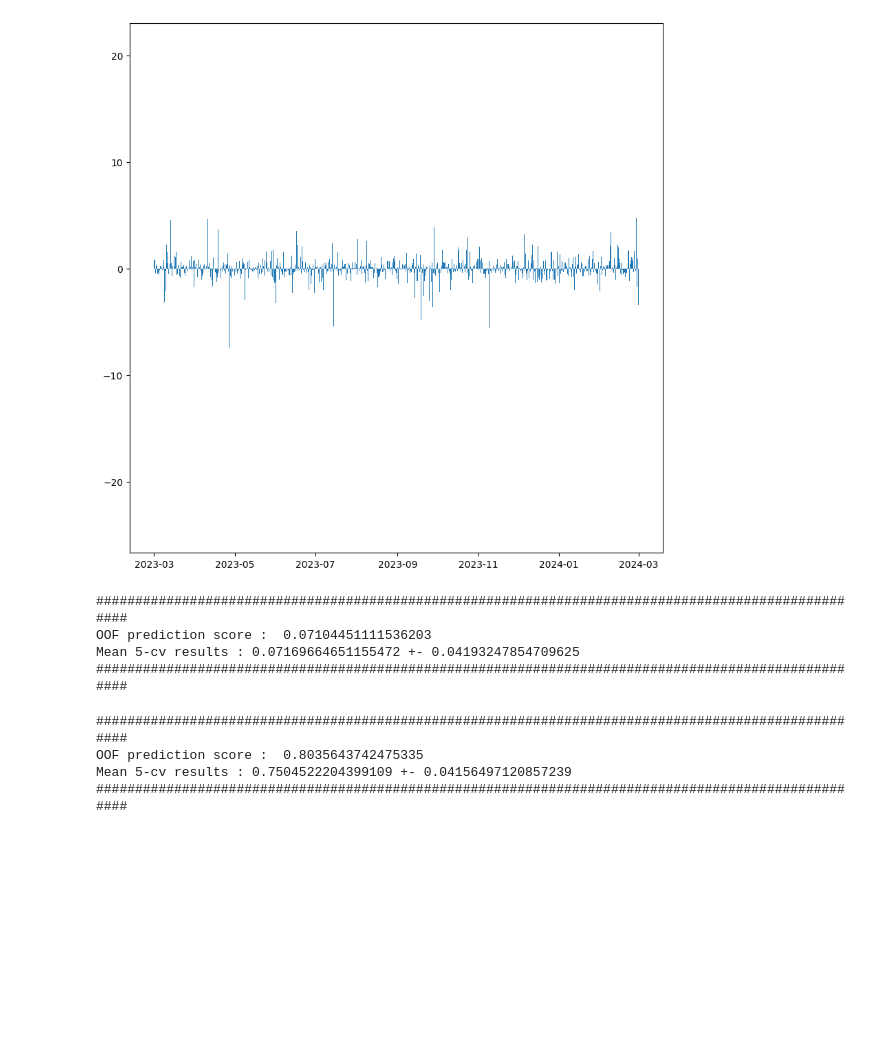
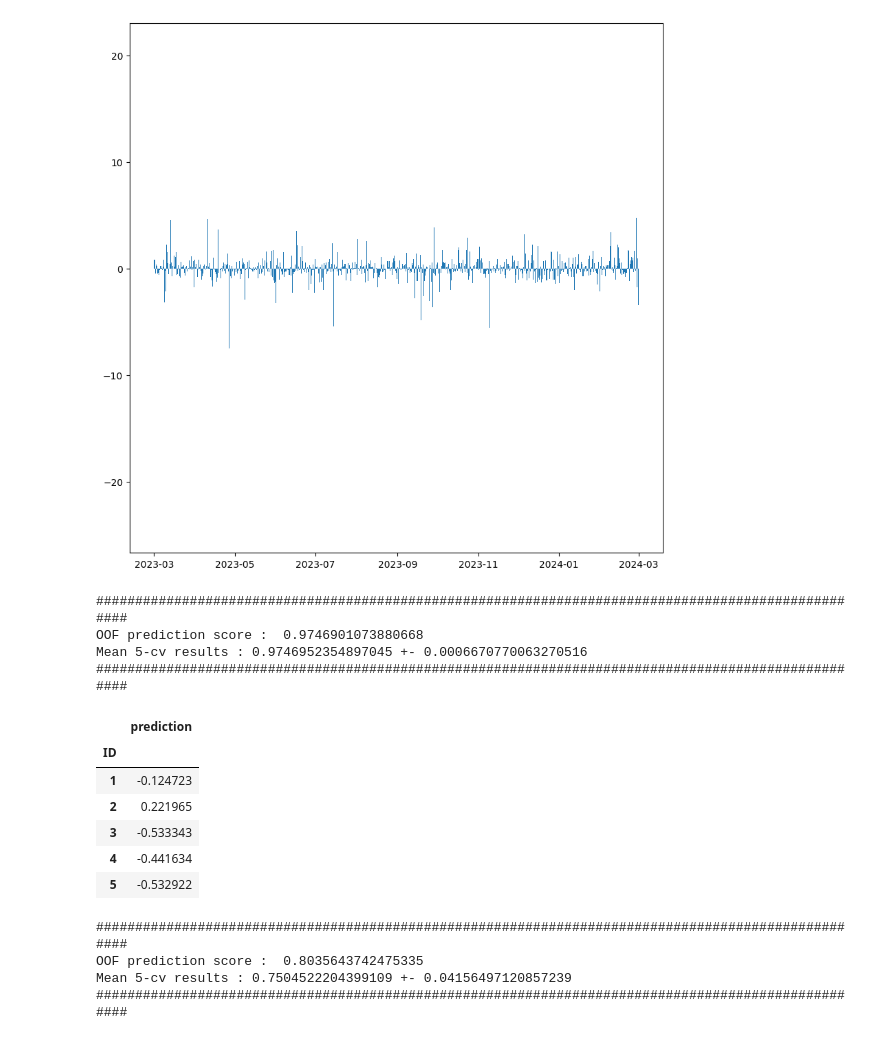
Before and after one commit to yuwei-1/Kaggle-tools, a Jupyter notebook: notebooks/drw_data_exploration.ipynb, the cells around one changed output. Cells and saved outputs as stored; diff of their text form; code cells hidden in the pictures; blank space fills up the shorter version.

```diff
--- a/notebooks/drw_data_exploration.ipynb
+++ b/notebooks/drw_data_exploration.ipynb
@@ -325,33 +322,46 @@ class TanhTransform(IFeatureTransformer):
         return settings
 
 scve = SafeCrossValidationExecutor(
-    sklearn_model_instance=XGBoostModel(**mahdi_params), #SklearnWrapper(alpha=1),
+    sklearn_model_instance=XGBoostModel(**yuwei_params), #SklearnWrapper(alpha=1),
     evaluation_metric=lambda x, y : pearsonr(x, y).statistic,#lambda x, y : accuracy_score(x, np.where(y > 0.5, 1, 0)),
-    kfold_object=TimeSeriesSplit(5),#KFold(5, random_state=42, shuffle=True),
+    kfold_object=KFold(5, random_state=42, shuffle=True),
     train_csv_path=train_csv_path,
     test_csv_path=test_csv_path,
     target_col_name='label',
-    training_features=["X863", "X856", "X344", "X598", "X862", "X385", "X852", "X603", "X860", "X674",
-    "X415", "X345", "X137", "X855", "X174", "X302", "X178", "X532", "X168", "X612",
-    "bid_qty", "ask_qty", "buy_qty", "sell_qty", "volume"],
+    training_features=['X758', 'X752', 'X344', 'X425', 'X757', 'X345', 'X383', 'X613',
+                                                           'X759', 'X778', 'X415', 'X610', 'X751', 'X508', 'X174', 'X614',
+                                                           'X427', 'X767', 'X180', 'X466'],
     pipeline_transforms=[
         # ReduceMemoryUsage.transform,
         # TanhTransform.transform,
-        RemoveEventsFromTimePeriod(list_of_major_events).transform,
-        FillInfValues.transform,
+        # RemoveEventsFromTimePeriod(list_of_major_events).transform,
+        # FillInfValues.transform,
         # lambda x : RemoveOutliers.transform(x, lq=0.2, uq=0.8),
-        FillNullValues.transform,
-        StandardScaleNumerical.transform
+        # FillNullValues.transform,
+        # StandardScaleNumerical.transform
                         ]
 )
 (score_tuple,
- sign_oof_predictions,
+ oof_predictions,
  model_list,
- sign_test_predictions) = scve.run(train_data=train_df, test_data=test_df, weights=[0.8] * int(train_df.shape[0]/2) + [1.3] * (train_df.shape[0] - int(train_df.shape[0]/2)))
+ test_predictions) = scve.run(train_data=new_train_df, test_data=new_test_df)
 # %% [output]
 ####################################################################################################
-OOF prediction score :  0.07104451111536203
-Mean 5-cv results : 0.07169664651155472 +- 0.04193247854709625
+OOF prediction score :  0.9746901073880668
+Mean 5-cv results : 0.9746952354897045 +- 0.0006670770063270516
 ####################################################################################################
+# %%
+sample_sub = pd.read_csv("../data/DRW_crypto_price_prediction/sample_submission.csv", index_col=0)
+sample_sub['prediction'] = test_predictions
+sample_sub.to_csv("../submissions/drw/submission_31.csv")
+sample_sub.head()
+# %% [output]
+|  | prediction |
+| ID |  |
+| 1 | -0.124723 |
+| 2 | 0.221965 |
+| 3 | -0.533343 |
+| 4 | -0.441634 |
+| 5 | -0.532922 |
 # %%
 train_df['label'] = np.abs(train_df['label'])
```
Also changed, not shown: parts of 30 cells of this notebook, 32 other files.
